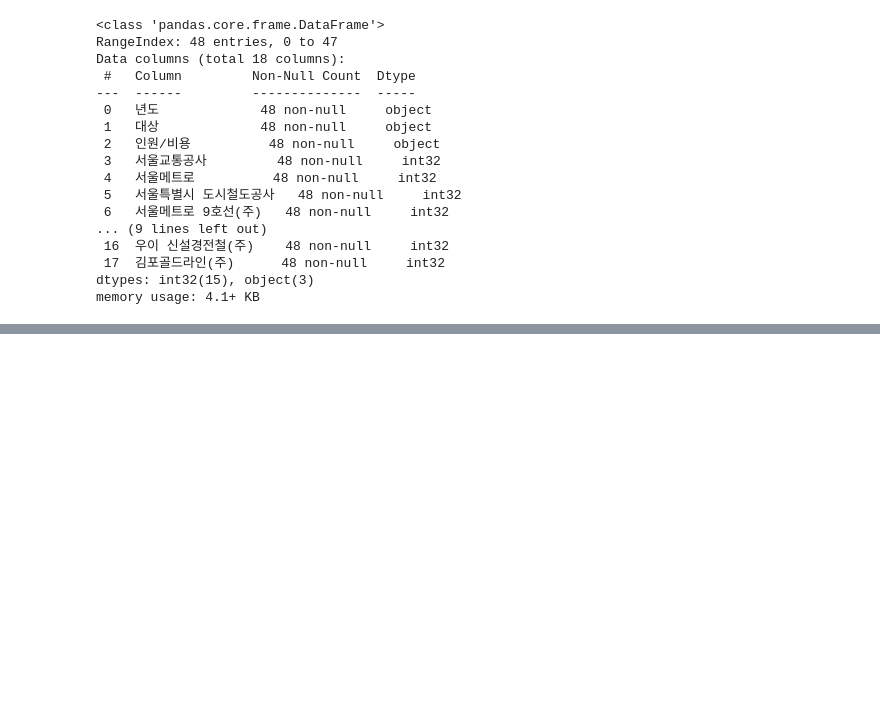
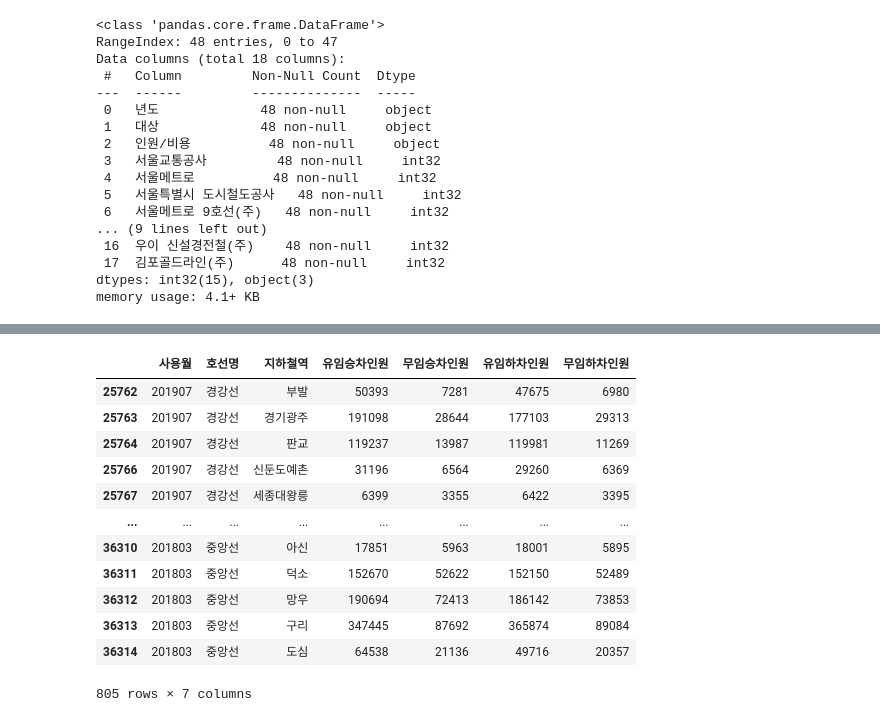
Before and after one commit to HyunJW/Subway_Analystic, a Jupyter notebook: data_preprocessing/유무임 승하차 전처리.ipynb, the cells around one changed output, grey strips where cells are left out. Saved outputs shown, nothing was run; the diff lists cells and outputs as text; code cells hidden in the pictures; blank space fills up the shorter version.

```diff
--- a/data_preprocessing/유무임 승하차 전처리.ipynb
+++ b/data_preprocessing/유무임 승하차 전처리.ipynb
@@ -159,0 +164,3 @@ df_group_fare.to_csv('../data/수정 후 데이터/무임비용(2016~2021).csv',
+# %%
+df_fares = pd.read_csv('../data/수정 전 데이터/서울시 지하철 호선별 역별 유_무임 승하차 인원 정보.csv', encoding='cp949')
+df_fares.head()
@@ -159,0 +192,26 @@ df_group_fare.to_csv('../data/수정 후 데이터/무임비용(2016~2021).csv',
+# %%
+# 사용월의 타입변경(int -> str)
+df_fares['사용월'] = df_fares['사용월'].astype('str')
+
+# 17~22년을 제외한 데이터 삭제
+df_fares.drop(df_fares[(df_fares['사용월'] < '201701') | (df_fares['사용월'] >= '202201')].index, axis=0, inplace=True)
+# %%
+# 필요없는 column 삭제
+df_fares.drop(['작업일자'], axis=1, inplace=True)
+# %%
+# 중복데이터 확인
+df_fares[df_fares.duplicated(df_fares.columns)]
+# %% [output]
+|  | 사용월 | 호선명 | 지하철역 | 유임승차인원 | 무임승차인원 | 유임하차인원 | 무임하차인원 |
+| 25762 | 201907 | 경강선 | 부발 | 50393 | 7281 | 47675 | 6980 |
+| 25763 | 201907 | 경강선 | 경기광주 | 191098 | 28644 | 177103 | 29313 |
+| 25764 | 201907 | 경강선 | 판교 | 119237 | 13987 | 119981 | 11269 |
+| 25766 | 201907 | 경강선 | 신둔도예촌 | 31196 | 6564 | 29260 | 6369 |
+| 25767 | 201907 | 경강선 | 세종대왕릉 | 6399 | 3355 | 6422 | 3395 |
+| ... | ... | ... | ... | ... | ... | ... | ... |
+| 36310 | 201803 | 중앙선 | 아신 | 17851 | 5963 | 18001 | 5895 |
+| 36311 | 201803 | 중앙선 | 덕소 | 152670 | 52622 | 152150 | 52489 |
+| 36312 | 201803 | 중앙선 | 망우 | 190694 | 72413 | 186142 | 73853 |
+| 36313 | 201803 | 중앙선 | 구리 | 347445 | 87692 | 365874 | 89084 |
+| 36314 | 201803 | 중앙선 | 도심 | 64538 | 21136 | 49716 | 20357 |
+805 rows × 7 columns
```
Also changed, not shown: parts of 58 cells of this notebook, 1 other file.
